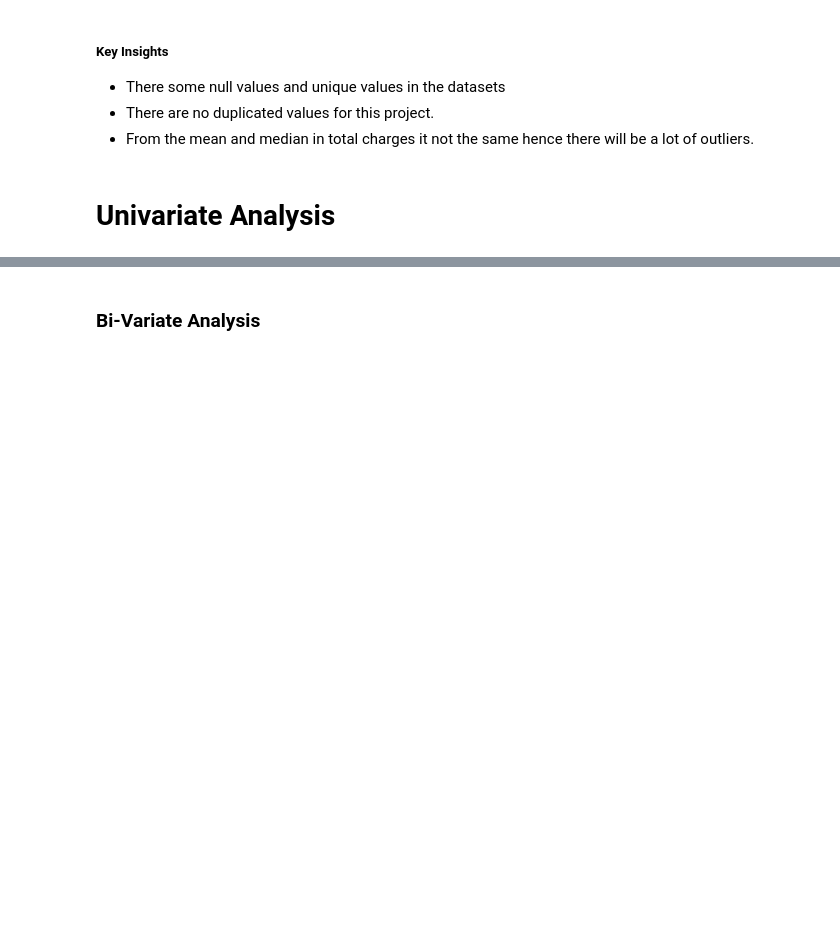
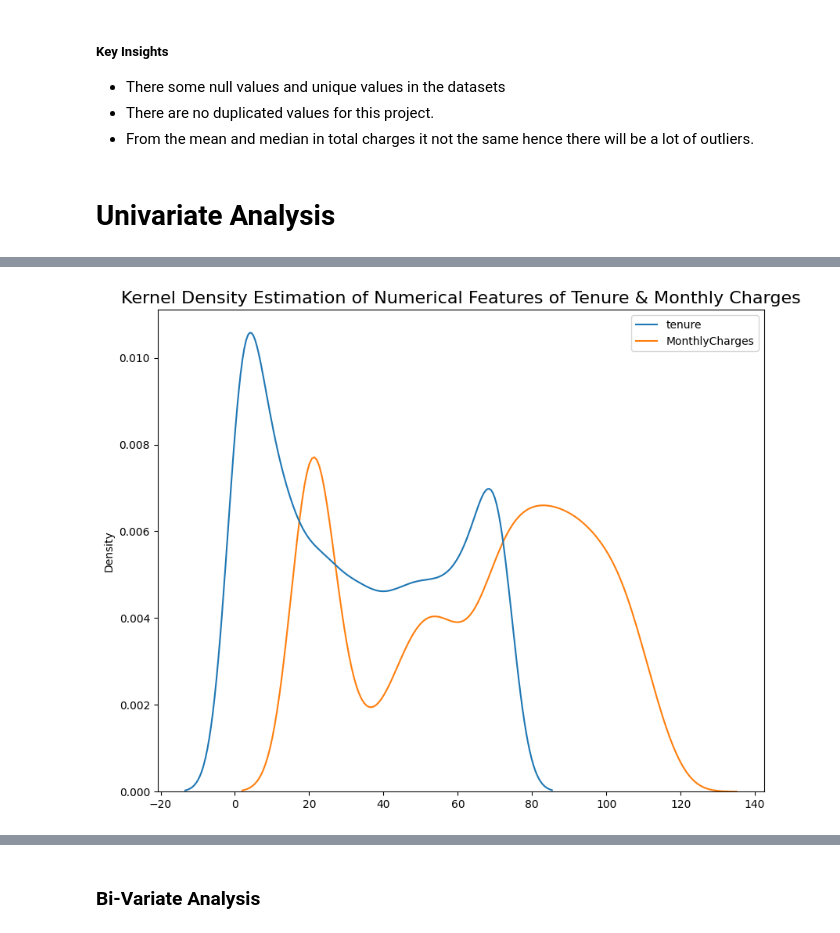
Before and after one commit to MayayaPatrick/Churn-rate-Prediction-Model, a Jupyter notebook: notebooks/main.ipynb, the cells around one changed output, grey strips where cells are left out. Cells and saved outputs as stored; diff of their text form; code cells hidden in the pictures; blank space fills up the shorter version.

```diff
--- a/notebooks/main.ipynb
+++ b/notebooks/main.ipynb
@@ -436,9 +438,11 @@ These are ['No' 'Yes' None]
 # %%
-# # Create a figure with the specified size
-# plt.figure(figsize=(10,8))
-# sns.kdeplot(train.drop(['SeniorCitizen','TotalCharges'], axis=1), color='skyblue')
-# plt.grid(False)
-# plt.title('Kernel Density Estimation of Numerical Features of Tenure & Monthly Charges', fontsize=16)
+# Create a figure with the specified size
+plt.figure(figsize=(10,8))
+sns.kdeplot(train.drop(['SeniorCitizen','TotalCharges'], axis=1), color='skyblue')
+plt.grid(False)
+plt.title('Kernel Density Estimation of Numerical Features of Tenure & Monthly Charges', fontsize=16)
 
-# plt.show()
+plt.show()
+# %% [output]
+[figure, added]
 # %%
```
Also changed, not shown: parts of 8 cells of this notebook.
